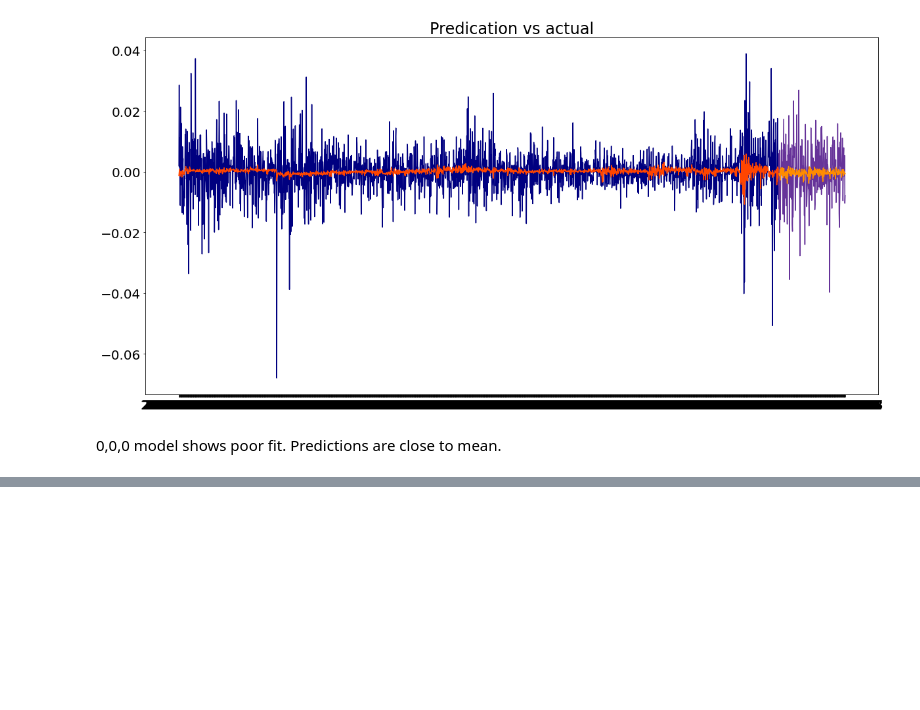
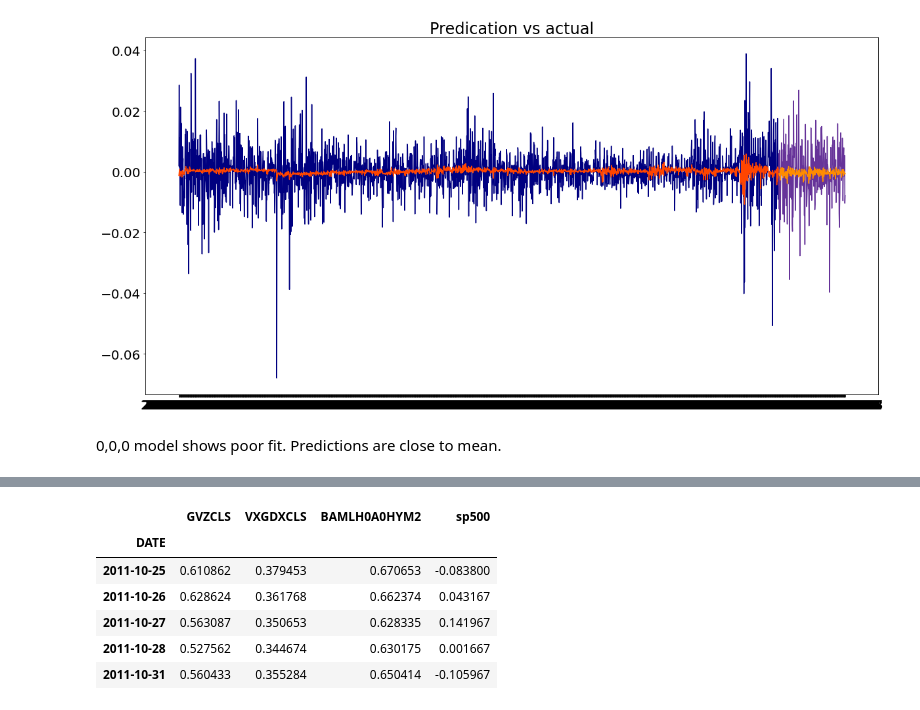
Before and after one commit to demondy/Gold_Price_Prediction, a Jupyter notebook: modeling.ipynb, the cells around one changed output, grey strips where cells are left out. Cells and saved outputs as stored; diff of their text form; code cells hidden in the pictures; blank space fills up the shorter version.

```diff
--- a/modeling.ipynb
+++ b/modeling.ipynb
@@ -238,0 +276,10 @@ plt.yticks(fontsize=20);
+# %%
+exog.head()
+# %% [output]
+|  | GVZCLS | VXGDXCLS | BAMLH0A0HYM2 | sp500 |
+| DATE |  |  |  |  |
+| 2011-10-25 | 0.610862 | 0.379453 | 0.670653 | -0.083800 |
+| 2011-10-26 | 0.628624 | 0.361768 | 0.662374 | 0.043167 |
+| 2011-10-27 | 0.563087 | 0.350653 | 0.628335 | 0.141967 |
+| 2011-10-28 | 0.527562 | 0.344674 | 0.630175 | 0.001667 |
+| 2011-10-31 | 0.560433 | 0.355284 | 0.650414 | -0.105967 |
```
Also changed, not shown: parts of 4 cells of this notebook.
